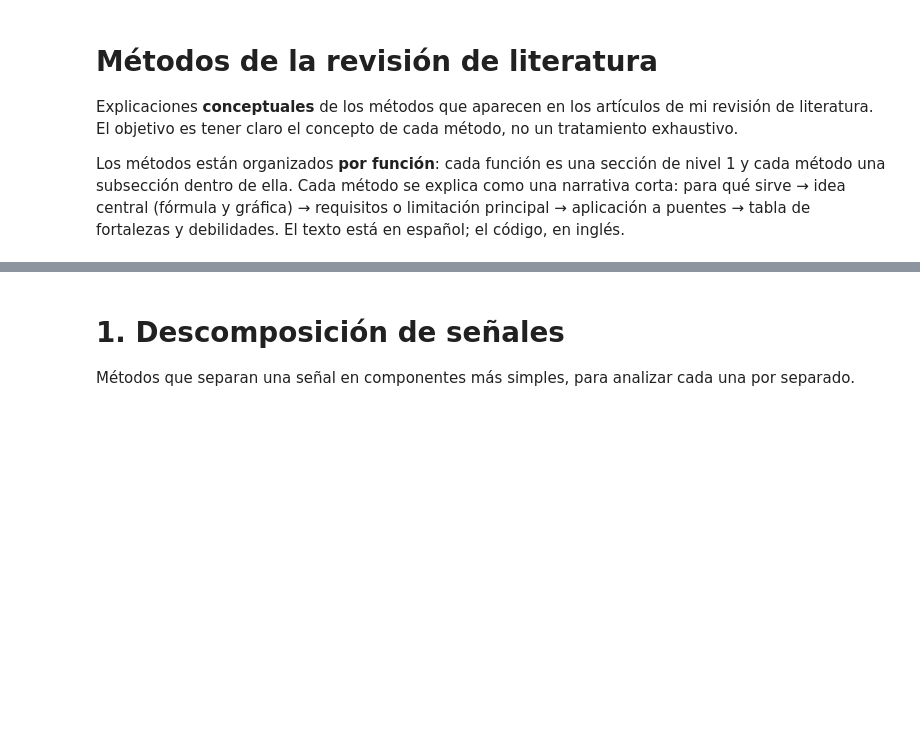
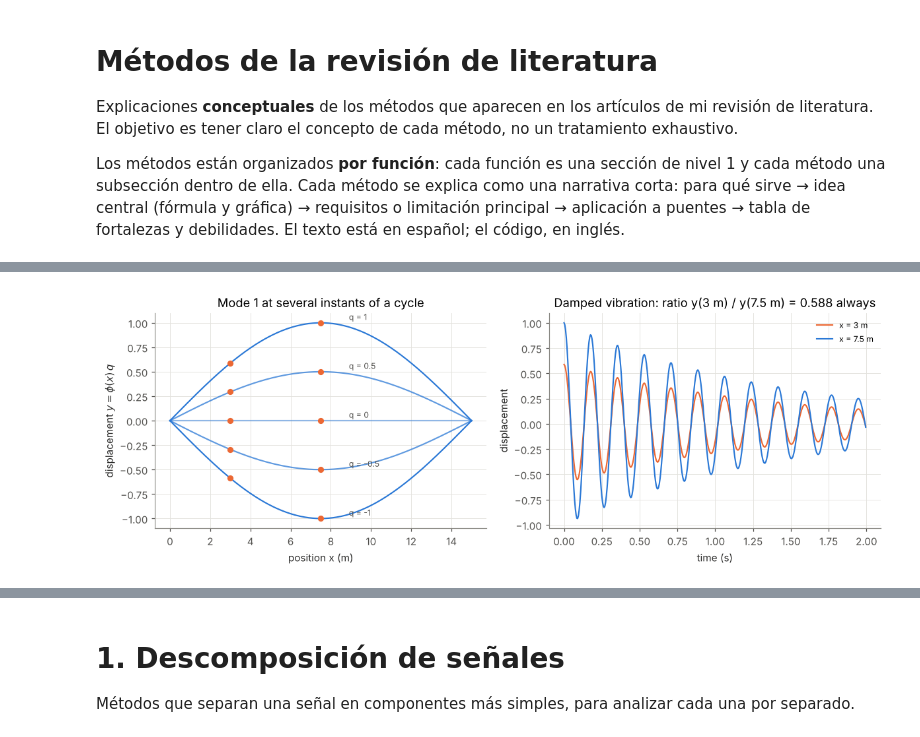
Before and after one commit to 25adiaz-apps/assignment-3-machine-learning, a Jupyter notebook: literature-review/metodos/metodos.ipynb, the cells around one changed output, grey strips where cells are left out. Cells and saved outputs as stored; diff of their text form; code cells hidden in the pictures; blank space fills up the shorter version.

```diff
--- a/literature-review/metodos/metodos.ipynb
+++ b/literature-review/metodos/metodos.ipynb
@@ -52,0 +81,34 @@ phi_2 = np.sin(2 * np.pi * position / L_SPAN)  # mode 2 shape
+# %%
+x_grid = np.linspace(0, L_SPAN, 301)
+shape_1 = np.sin(np.pi * x_grid / L_SPAN)          # phi(x), mode 1
+x_a, x_b = 3.0, 7.5                                 # two points on the deck (m)
+phi_a, phi_b = np.sin(np.pi * x_a / L_SPAN), np.sin(np.pi * x_b / L_SPAN)
+
+# Damped modal coordinate q(t) (2 % damping)
+t_free = np.arange(0, 2, 1 / FS)
+q_free = np.exp(-0.02 * 2 * np.pi * F1 * t_free) * np.cos(2 * np.pi * F1 * t_free)
+
+fig, axes = plt.subplots(1, 2, figsize=(11, 4))
+
+ax = axes[0]
+for q, alpha in zip([1, 0.5, 0, -0.5, -1], [1, 0.75, 0.5, 0.75, 1]):
+    ax.plot(x_grid, q * shape_1, color=COLOR_1, alpha=alpha, linewidth=1.4)
+    ax.plot([x_a, x_b], [q * phi_a, q * phi_b], "o", ms=5, color=COLOR_2)
+    ax.annotate(f"q = {q:g}", xy=(L_SPAN / 2, q), xytext=(L_SPAN / 2 + 1.4, q + 0.06), fontsize=8,
+                va="center", color="#52514e")
+ax.set_xlabel("position x (m)")
+ax.set_ylabel(r"displacement $y = \phi(x)\,q$")
+ax.set_title("Mode 1 at several instants of a cycle")
+
+ax = axes[1]
+ax.plot(t_free, phi_a * q_free, color=COLOR_2, label=f"x = {x_a:g} m")
+ax.plot(t_free, phi_b * q_free, color=COLOR_1, label=f"x = {x_b:g} m")
+ax.set_xlabel("time (s)")
+ax.set_ylabel("displacement")
+ax.set_title(f"Damped vibration: ratio y(3 m) / y(7.5 m) = {phi_a / phi_b:.3f} always")
+ax.legend(loc="upper right", fontsize=8)
+
+fig.tight_layout()
+plt.show()
+# %% [output]
+[figure, added]
```
Also changed, not shown: parts of 11 cells of this notebook, 1 other file.
